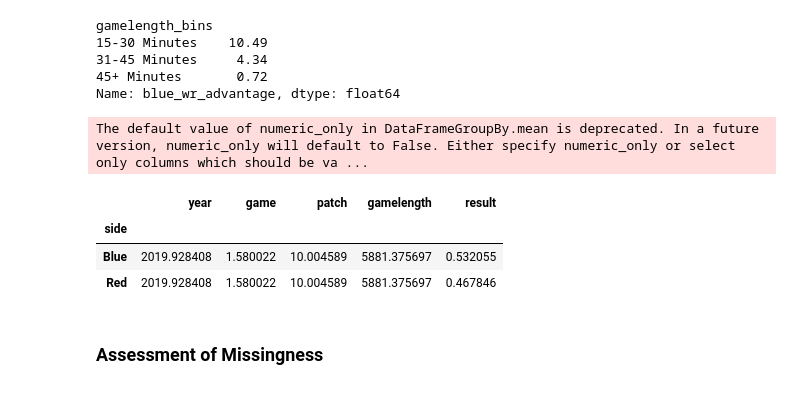
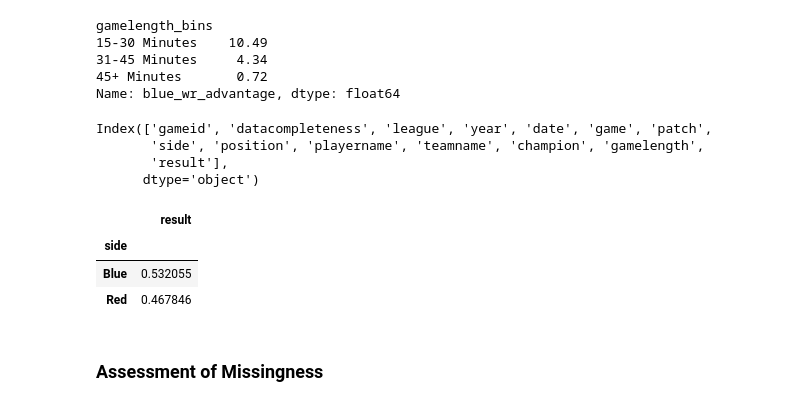
Before and after one commit to kingof2s/Pro-league-data-Red-vs-Blue, a Jupyter notebook: template (2).ipynb, the cells around one changed output. Saved outputs shown, nothing was run; the diff lists cells and outputs as text; code cells hidden in the pictures.

```diff
--- a/template (2).ipynb
+++ b/template (2).ipynb
@@ -169,14 +169,20 @@ gamelength_bins
 31-45 Minutes     4.34
 45+ Minutes       0.72
 Name: blue_wr_advantage, dtype: float64
+# %%
+df.columns
+# %% [output]
+Index(['gameid', 'datacompleteness', 'league', 'year', 'date', 'game', 'patch',
+       'side', 'position', 'playername', 'teamname', 'champion', 'gamelength',
+       'result'],
+      dtype='object')
 # %%
-df.groupby('side').mean()
+df.groupby('side')[['result']].mean()
 # %% [output]
-The default value of numeric_only in DataFrameGroupBy.mean is deprecated. In a future version, numeric_only will default to False. Either specify numeric_only or select only columns which should be va ...
-|  | year | game | patch | gamelength | result |
-| side |  |  |  |  |  |
-| Blue | 2019.928408 | 1.580022 | 10.004589 | 5881.375697 | 0.532055 |
-| Red | 2019.928408 | 1.580022 | 10.004589 | 5881.375697 | 0.467846 |
+|  | result |
+| side |  |
+| Blue | 0.532055 |
+| Red | 0.467846 |
 # %%
 wr_length = []
 # %% [markdown]
```
Also changed, not shown: parts of 3 cells of this notebook.
